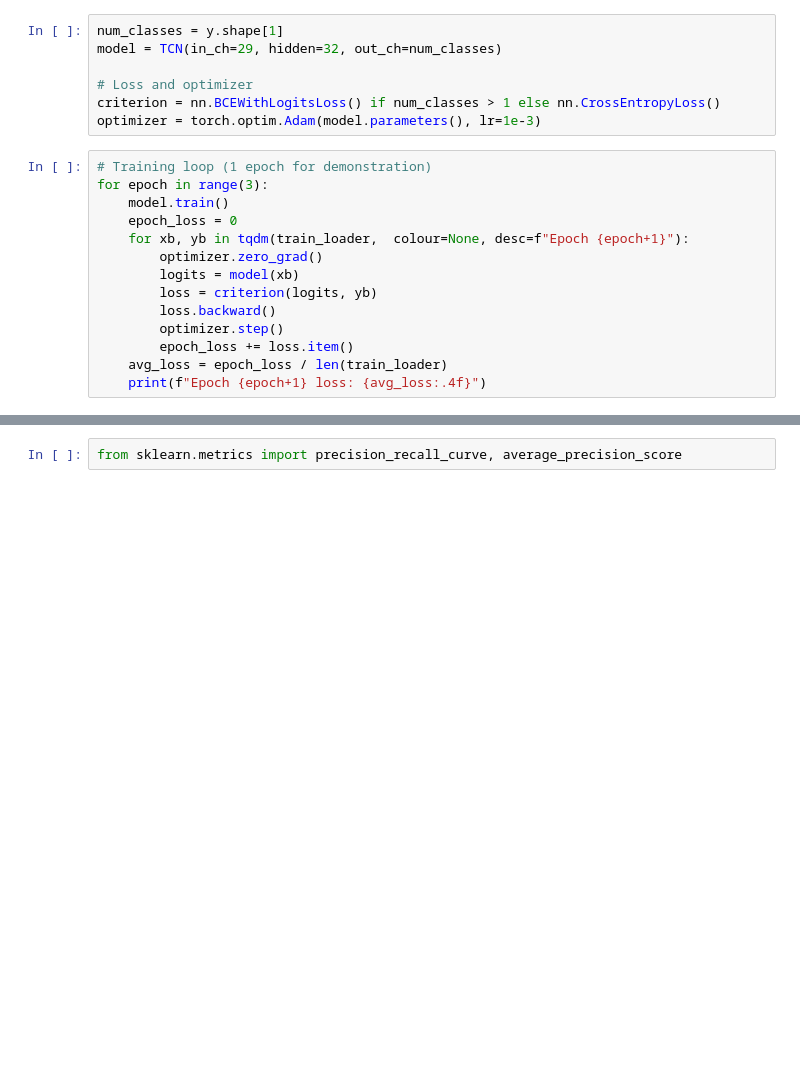
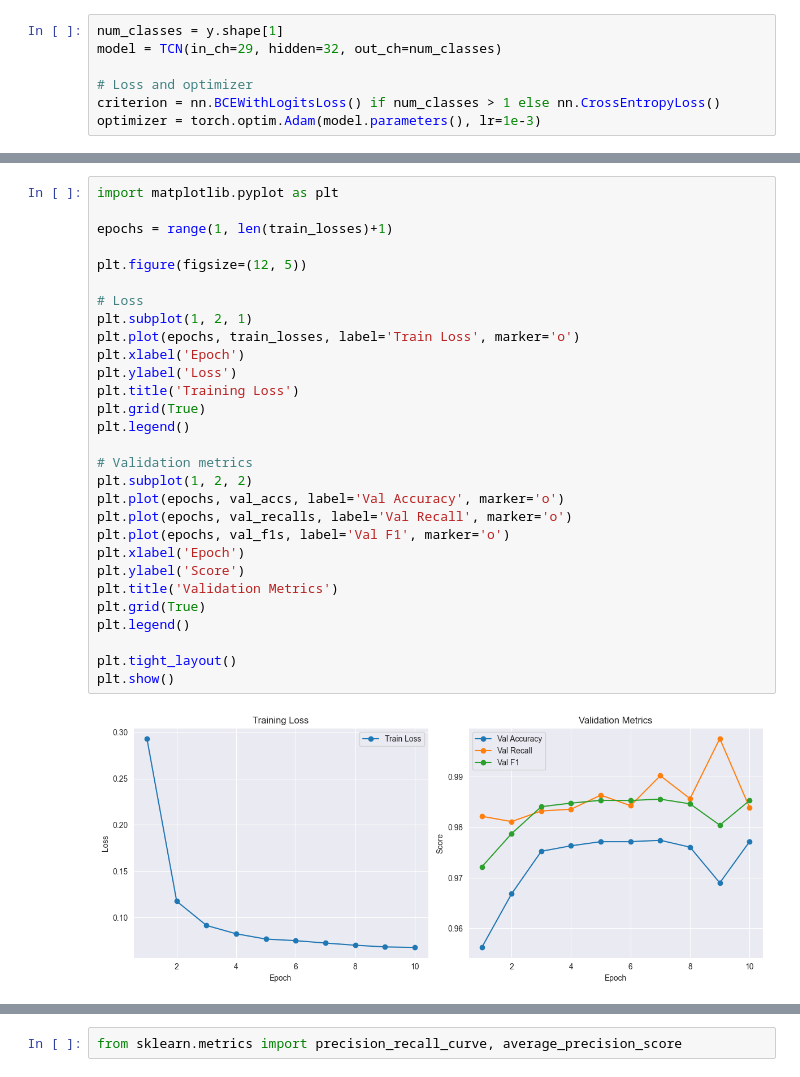
Before and after one commit to toan-quach/ml_anomaly_detection, a Jupyter notebook: tcn/tcn_one_hot_encoding.ipynb, the cells around one changed output, grey strips where cells are left out. Saved outputs shown, nothing was run; the diff lists cells and outputs as text; blank space fills up the shorter version.

```diff
--- a/tcn/tcn_one_hot_encoding.ipynb
+++ b/tcn/tcn_one_hot_encoding.ipynb
@@ -163,17 +165,3 @@ model = TCN(in_ch=29, hidden=32, out_ch=num_classes)
 # Loss and optimizer
 criterion = nn.BCEWithLogitsLoss() if num_classes > 1 else nn.CrossEntropyLoss()
 optimizer = torch.optim.Adam(model.parameters(), lr=1e-3)
-# %%
-# Training loop (1 epoch for demonstration)
-for epoch in range(3):
-    model.train()
-    epoch_loss = 0
-    for xb, yb in tqdm(train_loader,  colour=None, desc=f"Epoch {epoch+1}"):
-        optimizer.zero_grad()
-        logits = model(xb)
-        loss = criterion(logits, yb)
-        loss.backward()
-        optimizer.step()
-        epoch_loss += loss.item()
-    avg_loss = epoch_loss / len(train_loader)
-    print(f"Epoch {epoch+1} loss: {avg_loss:.4f}")
@@ -184,3 +235,34 @@ Epoch 3 loss: 0.0932
+# %%
+import matplotlib.pyplot as plt
+
+epochs = range(1, len(train_losses)+1)
+
+plt.figure(figsize=(12, 5))
+
+# Loss
+plt.subplot(1, 2, 1)
+plt.plot(epochs, train_losses, label='Train Loss', marker='o')
+plt.xlabel('Epoch')
+plt.ylabel('Loss')
+plt.title('Training Loss')
+plt.grid(True)
+plt.legend()
+
+# Validation metrics
+plt.subplot(1, 2, 2)
+plt.plot(epochs, val_accs, label='Val Accuracy', marker='o')
+plt.plot(epochs, val_recalls, label='Val Recall', marker='o')
+plt.plot(epochs, val_f1s, label='Val F1', marker='o')
+plt.xlabel('Epoch')
+plt.ylabel('Score')
+plt.title('Validation Metrics')
+plt.grid(True)
+plt.legend()
+
+plt.tight_layout()
+plt.show()
+# %% [output]
+[figure, added]
 # %%
 from sklearn.metrics import classification_report
 
```
Also changed, not shown: parts of 8 cells of this notebook, 1 other file.
